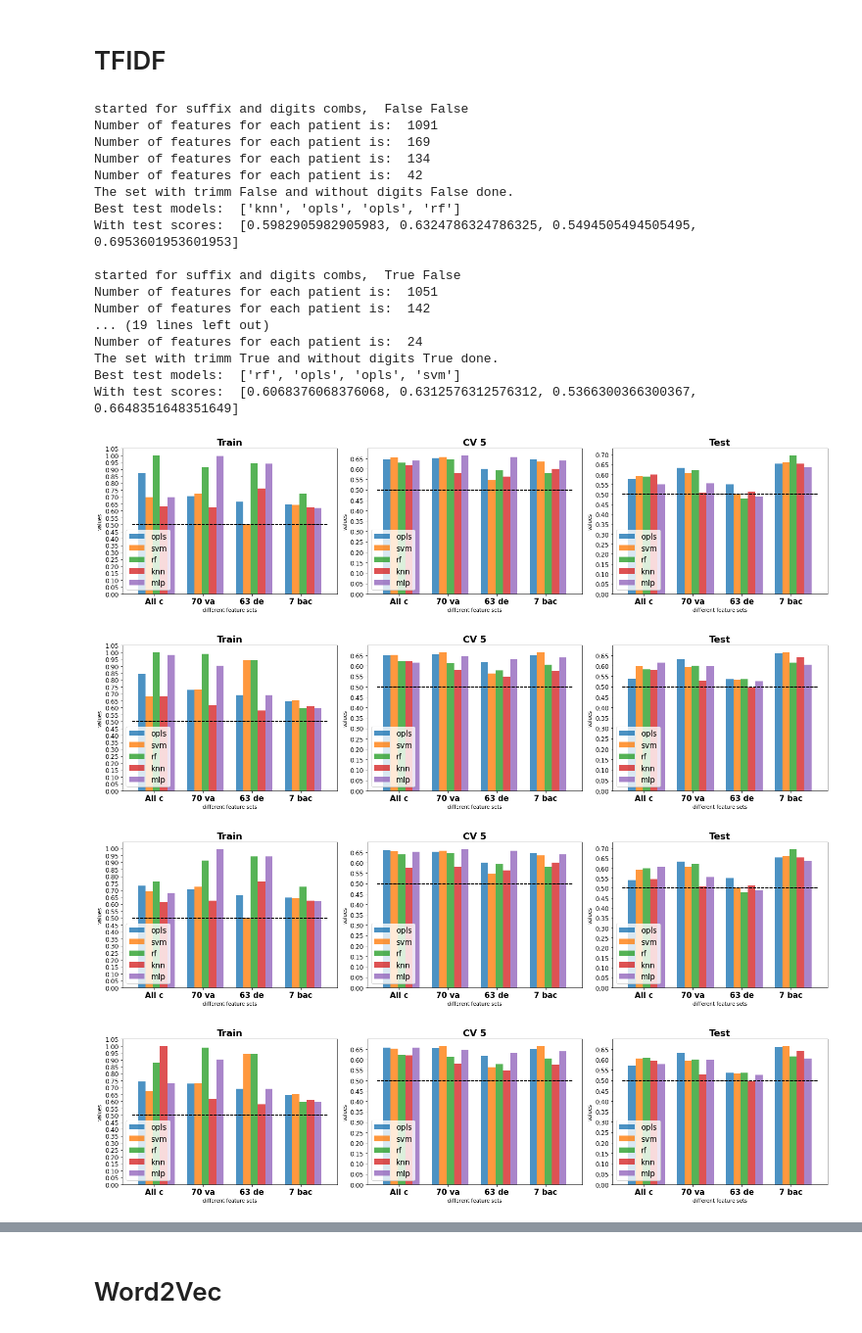
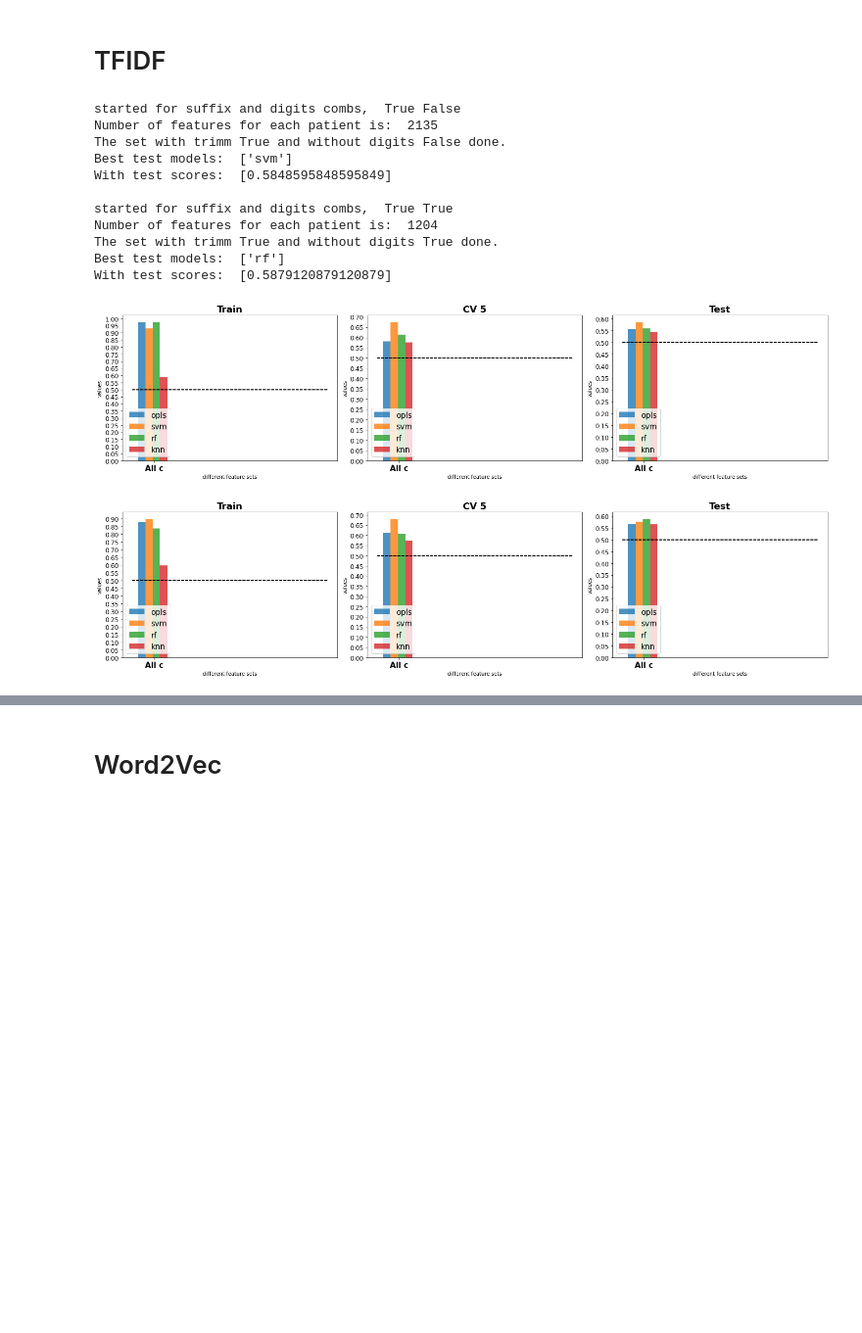
Before and after one commit to Ahmadsad/LungCancer, a Jupyter notebook: run_results_nlp.ipynb, the cells around one changed output, grey strips where cells are left out. Shown at 98% size. Cells and saved outputs as stored; diff of their text form; code cells hidden in the pictures; blank space fills up the shorter version.

```diff
--- a/run_results_nlp.ipynb
+++ b/run_results_nlp.ipynb
@@ -41,14 +41,14 @@ labels = hlp.load_list_from_json_file()
 """
 read the data
 """
-# dict_path = "C:/Users/a7mad/Desktop/MEX/PekLung/dict_nodates"
+dict_path = "C:/Users/a7mad/Desktop/MEX/PekLung/dict_nodates"
 # dict_path = "C:/Users/a7mad/Desktop/MEX/PekLung/dict"
-# dict_path = "C:/Users/a7mad/Desktop/MEX/PekLung/dict_removed_nos_nodates"
+dict_path = "C:/Users/a7mad/Desktop/MEX/PekLung/dict_removed_nos_nodates"
 
 # dict_path = "C:/Users/a7mad/Desktop/MEX/PekLung/dict_removed_dates_nos_coverted_age"
 # dict_all = hlp.load_dict_from_json_file(dict_path)
 
-dict_path = "C:/Users/a7mad/Desktop/MEX/PekLung/dict_removed_dates_nos_missing_None_Null_coverted_age_trimmed2"
+# dict_path = "C:/Users/a7mad/Desktop/MEX/PekLung/dict_removed_dates_nos_missing_None_Null_coverted_age_trimmed2"
 dict_all = hlp.load_dict_from_json_file(dict_path)
 
 dict_path = "C:/Users/a7mad/Desktop/MEX/PekLung/dict_70V_removed_dates_missing_nos_coverted_age"
@@ -60,15 +60,15 @@ dict_7b = hlp.load_dict_from_json_file(dict_path)
 # %% [markdown]
 # TFIDF
 # %%
-combinations = [(False, False), (True, False), (False, True), (True, True)]
+combinations = [(True, False), (True, True)]
 all_test_dicts = dict()
 vectorizer = 'tfidf'
 random_state = 42
 cv=5
 split_size = 0.2
 n_iter = 220
-dicts = [dict_all, dict_70v, dict_63d, dict_7b]
-dict_names = ['All cleaned', '70 variables','63 descriptors', '7 back. variables']
+dicts = [dict_all]#, dict_70v, dict_63d, dict_7b]
+dict_names = ['All cleaned']#, '70 variables','63 descriptors', '7 back. variables']
 
 for combs in combinations:
     suffix_41 = combs[0]
@@ -146,7 +146,7 @@ for combs in combinations:
         y_pred[y_pred<best_thresh]=1
         y_pred[y_pred>=best_thresh]=2
         test_score = roc_auc_score(Y_test, y_pred)
-        f1_Score = f1_score(Y_test, y_pred)
+        f1_Score = f1_score(Y_test, y_pred, average='weighted')
 
         dict_best_params['opls '+ dict_names[_dict]] = {'best_thresh': best_thresh}
 
@@ -182,7 +182,7 @@ for combs in combinations:
 
         svm_dict[dict_names[_dict]] = {'Train': [ml_hlp.get_AUC_ROC_value(X_train, Y_train, svm)],
                             'CV 5': [cv_score.mean(), cv_score.std()],
-                            'Test' : [test_score,  f1_score(Y_test, svm.predict(X_test))]}
+                            'Test' : [test_score,  f1_score(Y_test, svm.predict(X_test), average='weighted')]}
         if test_score > best_test[_dict]:
             best_test[_dict] = test_score
             best_test_model[_dict] = 'svm'
@@ -214,7 +214,7 @@ for combs in combinations:
         test_score = ml_hlp.get_AUC_ROC_value(X_test, Y_test, rf)
         rf_dict[dict_names[_dict]] = {'Train': [ml_hlp.get_AUC_ROC_value(X_train, Y_train, rf)],
                             'CV 5': [cv_score.mean(), cv_score.std()],
-                            'Test' : [test_score, f1_score(Y_test, rf.predict(X_test))]}
+                            'Test' : [test_score, f1_score(Y_test, rf.predict(X_test), average='weighted')]}
 
         if test_score > best_test[_dict]:
             best_test[_dict] = test_score
@@ -242,7 +242,7 @@ for combs in combinations:
         test_score = ml_hlp.get_AUC_ROC_value(X_test, Y_test, knn)
         knn_dict[dict_names[_dict]] = {'Train': [ml_hlp.get_AUC_ROC_value(X_train, Y_train, knn)],
                             'CV 5': [cv_score.mean(), cv_score.std()],
-                            'Test' : [test_score,  f1_score(Y_test, knn.predict(X_test))]}
+                            'Test' : [test_score,  f1_score(Y_test, knn.predict(X_test), average='weighted')]}
 
         if test_score > best_test[_dict]:
             best_test[_dict] = test_score
@@ -287,18 +287,18 @@ for combs in combinations:
     print("With test scores: ", best_test)
     print("")
     #############################################################################
-    to_be_saved_dicts = [opls_dict, svm_dict, rf_dict, knn_dict, mlp_dict]
-    names = ['opls', 'svm', 'rf', 'knn', 'mlp']
-    save_file_name = r"C:\Users\a7mad\Desktop\MEX\PekLung\results\tfidf"
+    to_be_saved_dicts = [opls_dict, svm_dict, rf_dict, knn_dict]#, mlp_dict]
+    names = ['opls', 'svm', 'rf', 'knn']#, 'mlp']
+    save_file_name = r"C:\Users\a7mad\Desktop\MEX\PekLung\results\tfidf\new"
 
     for i in range(len(to_be_saved_dicts)):
         results[names[i]] = to_be_saved_dicts[i]
-    file_path = save_file_name + r"\best_results\trimm_{0}_digits_{1}".format(str(suffix_41), str(without_digits))
+    file_path = save_file_name + r"\best_results\with_text_trimm_{0}_digits_{1}".format(str(suffix_41), str(without_digits))
 
     hlp.write_dict_as_json_file(results,
                                 file_path = file_path)
 
-    file_path = save_file_name + r"\best_params\trimm_{0}_digits_{1}".format(str(suffix_41), str(without_digits))
+    file_path = save_file_name + r"\best_params\with_text_trimm_{0}_digits_{1}".format(str(suffix_41), str(without_digits))
     hlp.write_dict_as_json_file(dict_best_params,
                                 file_path = file_path)
     ###############################################################################
@@ -320,52 +320,44 @@ for combs in combinations:
     plt.figure(figsize=(20,5))
     for i in range(len(splits_names)):
         split_name = splits_names[i]
         result_df = pd.DataFrame(plot_dict[split_name])
 
         approaches = result_df.columns
         variables = list(result_df[approaches[i]].index)
 
         for ii in range(len(approaches)):
             plt.subplot(1,3,i+1)
             plt.xticks(np.arange(len(x_labels))+0.25, x_labels, weight = 'semibold', fontsize=15)
             plt.yticks(np.arange(0,1.1,0.05), weight = 'roman', fontsize=12)
             plt.bar(x = np.arange(len(variables))+(ii*0.15), height=result_df[approaches[ii]], width=0.15,
                     label = approaches[ii], alpha=0.8)
             plt.title('{}'.format(split_name), fontsize=18, weight = 'semibold')
 
             plt.legend(loc='lower left', fontsize=15)#bbox_to_anchor=(1., 1.))#)
             plt.ylabel('values')
             plt.xlabel('different feature sets')
             plt.plot([-0.2, 3.8], [0.5, 0.5], "k--")
-    save_file_name = r"C:\Users\a7mad\Desktop\MEX\data_imgs\results_tfidf\new_results"
+    save_file_name = r"C:\Users\a7mad\Desktop\MEX\data_imgs\results_tfidf\new"
     plt.tight_layout()
-    file_path = save_file_name + r"\trimm_{0}_digits_{1}".format(str(suffix_41), str(without_digits))+".pdf"
+    file_path = save_file_name + r"\with_text_trimm_{0}_digits_{1}".format(str(suffix_41), str(without_digits))+".pdf"
     plt.savefig(file_path)
 #     plt.show()
     all_test_dicts[str(combs)] = plot_dict['Test']
 
-file_path = r"C:\Users\a7mad\Desktop\MEX\PekLung\results\tfidf\best_results\test"
+file_path = r"C:\Users\a7mad\Desktop\MEX\PekLung\results\tfidf\new\best_results\with_text_test"
 hlp.write_dict_as_json_file(all_test_dicts,
                             file_path = file_path)
 # %% [output]
-started for suffix and digits combs,  False False
-Number of features for each patient is:  1091
-Number of features for each patient is:  169
-Number of features for each patient is:  134
-Number of features for each patient is:  42
-The set with trimm False and without digits False done.
-Best test models:  ['knn', 'opls', 'opls', 'rf']
-With test scores:  [0.5982905982905983, 0.6324786324786325, 0.5494505494505495, 0.6953601953601953]
+started for suffix and digits combs,  True False
+Number of features for each patient is:  2135
+The set with trimm True and without digits False done.
+Best test models:  ['svm']
+With test scores:  [0.5848595848595849]
 
-started for suffix and digits combs,  True False
-Number of features for each patient is:  1051
-Number of features for each patient is:  142
-... (19 lines left out)
-Number of features for each patient is:  24
+started for suffix and digits combs,  True True
+Number of features for each patient is:  1204
 The set with trimm True and without digits True done.
-Best test models:  ['rf', 'opls', 'opls', 'svm']
-With test scores:  [0.6068376068376068, 0.6312576312576312, 0.5366300366300367, 0.6648351648351649]
+Best test models:  ['rf']
+With test scores:  [0.5879120879120879]
-[figure, old version]
+[figure, new version]
-[figure, old version]
+[figure, new version]
-[figure, removed]
-[figure, removed]
```
Also changed, not shown: parts of 11 cells of this notebook, 13 other files.
